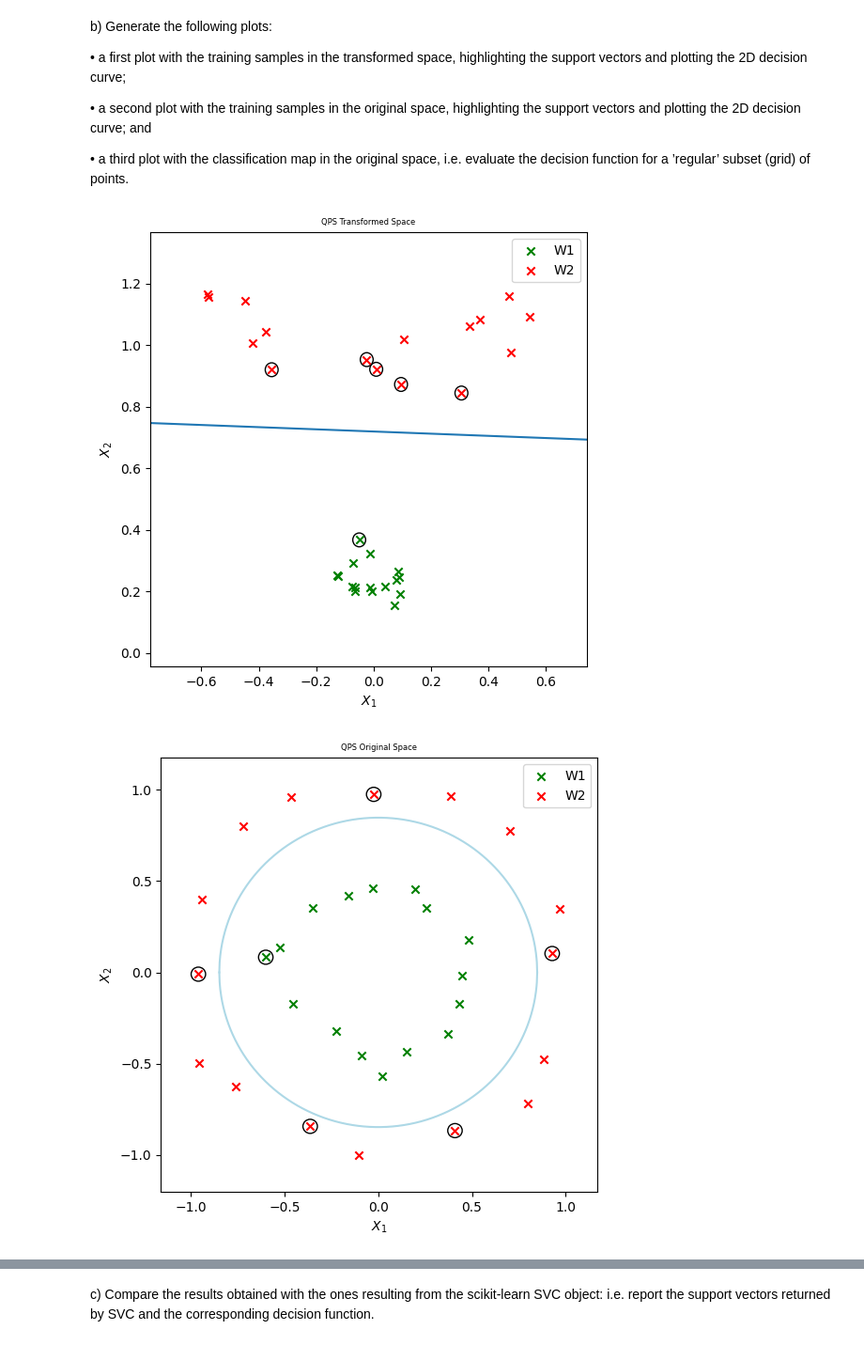
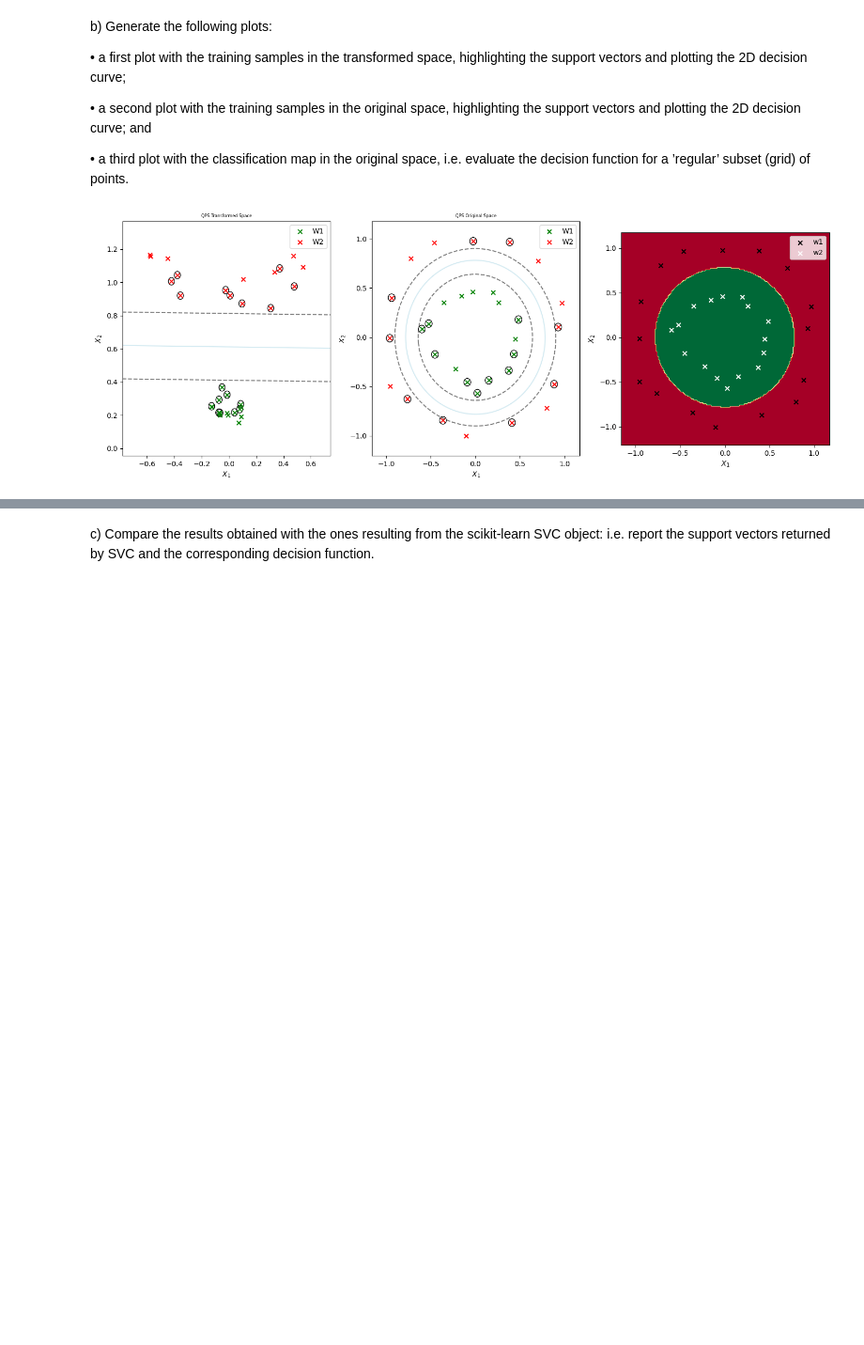
Before and after one commit to pedromartip/Instance-based-learning, a Jupyter notebook: NewHandout3.ipynb, the cells around one changed output, grey strips where cells are left out. Shown: that part at 94% size. Saved outputs shown, nothing was run; the diff lists cells and outputs as text; code cells hidden in the pictures; blank space fills up the shorter version.

```diff
--- a/NewHandout3.ipynb
+++ b/NewHandout3.ipynb
@@ -498,20 +497,22 @@ b)	Generate the following plots:
 # %%
 '''
 Use different markers and/or colours for each class.
 1. commented source code
 2. plots with samples and contour corresponding to the decision function
 3. classification map
 '''
+plt.figure(figsize=(18, 6))
+#PLOT TRANSFORMED SPACE
+plt.subplot(1, 3, 1)
+plot_l_decision_func(X_trans2,y_2,sv_trans2,w_2,w0_2, plt,'QPS Transformed Space')
 
-#TRANSFORMED SPACE
-plot_l_decision_func(X_trans2,y_2,sv_trans2,w_2,w0_2,'QPS Transformed Space')
+#PLOT ORIGINAL SPACE
+plt.subplot(1, 3, 2)
+plot_non_l_decision_func(X_2,y_2,sv_2,w_2,w0_2,plt,'QPS Original Space')
 
-#ORIGINAL SPACE
-plot_non_l_decision_func(X_2,y_2,sv_2,w_2,w0_2,'QPS Original Space')
-
-#CLASSIFICATION MAP
+#PLOT CLASSIFICATION MAP
+plt.subplot(1, 3, 3)
 model_2 = modelQPST2(w_2,w0_2)
-plot_classification_map(X_2,oy_2,model_2)
+plot_classification_map(X_2,oy_2,model_2,plt)
 # %% [output]
-[figure, old version]
+[figure, new version]
-[figure, removed]
```
Also changed, not shown: parts of 15 cells of this notebook.
